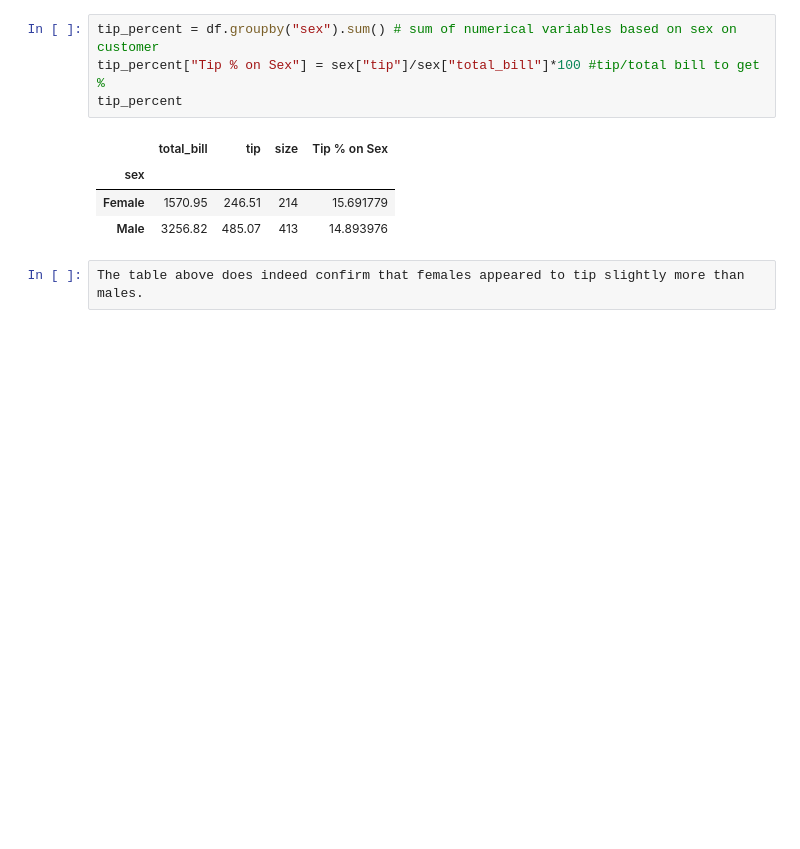
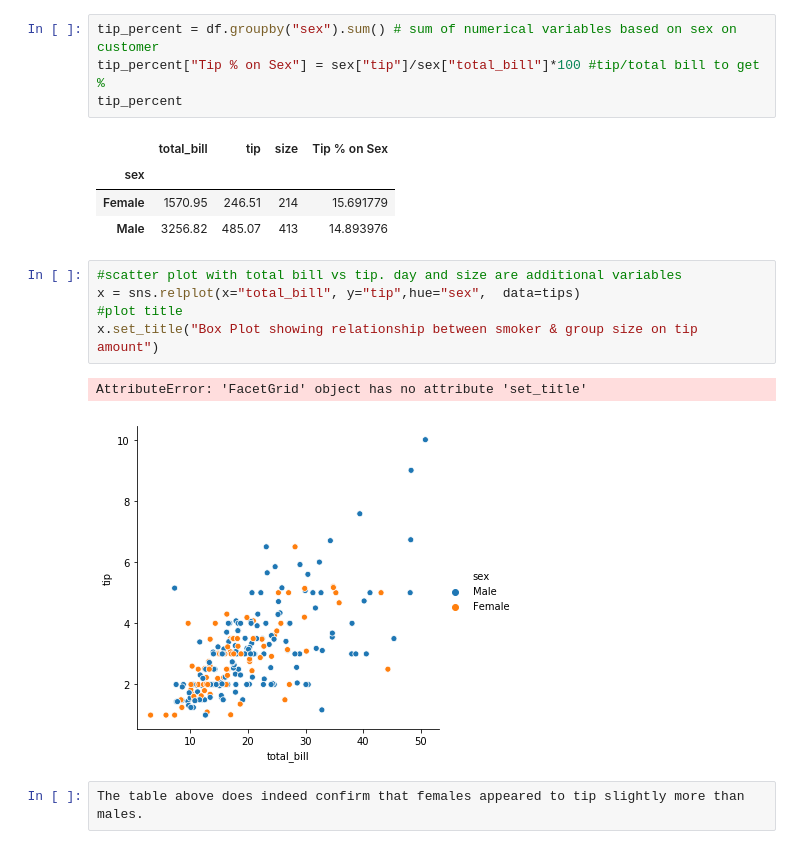
Before and after one commit to kevindooley/fundamentals-data-analysis-project, a Jupyter notebook: tips_dataset.ipynb, the cells around one changed output. Saved outputs shown, nothing was run; the diff lists cells and outputs as text; blank space fills up the shorter version.

```diff
--- a/tips_dataset.ipynb
+++ b/tips_dataset.ipynb
@@ -318,6 +390,14 @@ tip_percent
 | sex |  |  |  |  |
 | Female | 1570.95 | 246.51 | 214 | 15.691779 |
 | Male | 3256.82 | 485.07 | 413 | 14.893976 |
+# %%
+#scatter plot with total bill vs tip. day and size are additional variables
+x = sns.relplot(x="total_bill", y="tip",hue="sex",  data=tips)
+#plot title
+x.set_title("Box Plot showing relationship between smoker & group size on tip amount")
+# %% [output]
+AttributeError: 'FacetGrid' object has no attribute 'set_title'
+[figure, added]
 # %%
 The table above does indeed confirm that females appeared to tip slightly more than males.
 # %%
```
Also changed, not shown: parts of 10 cells of this notebook, 1 other file.
